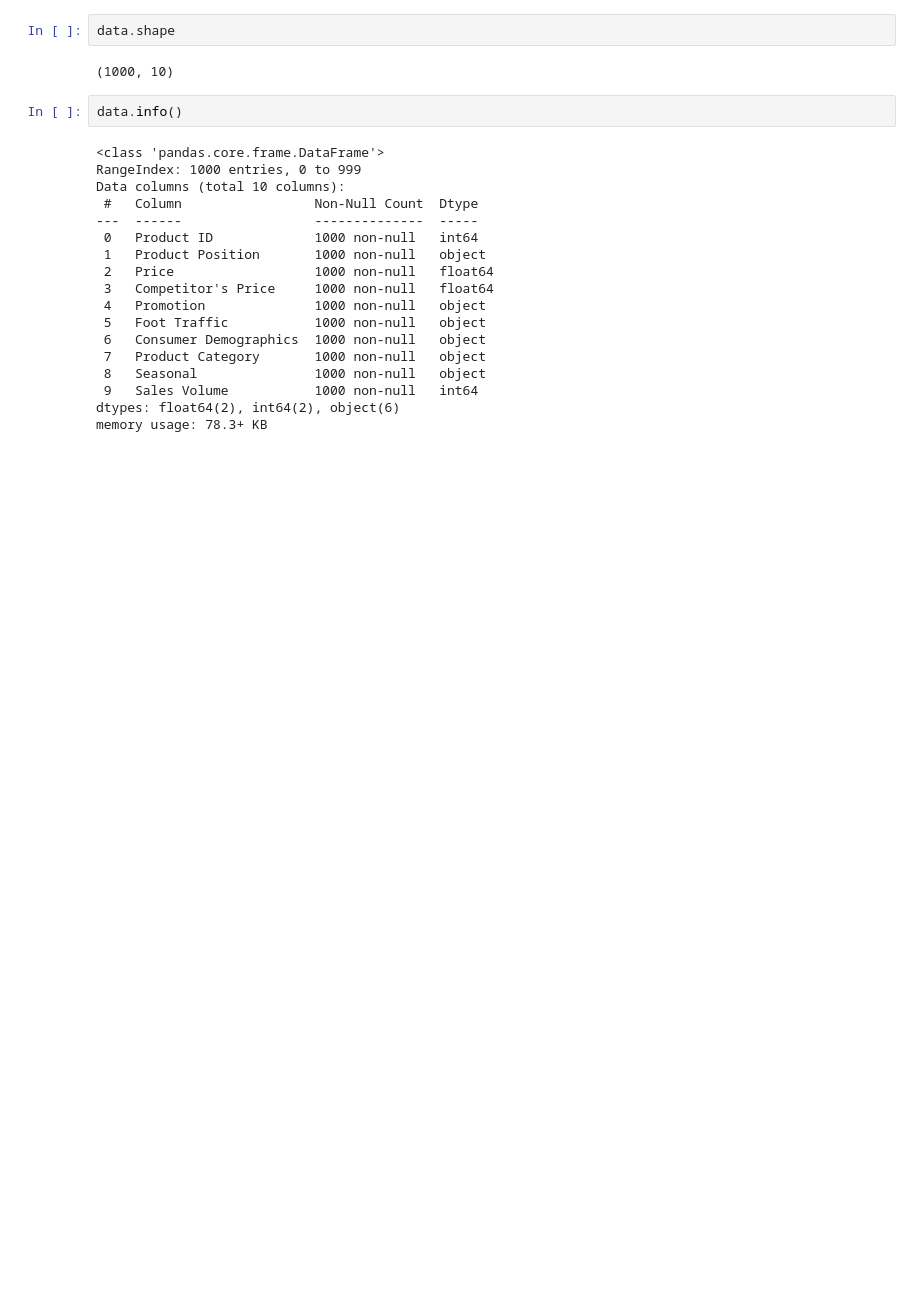
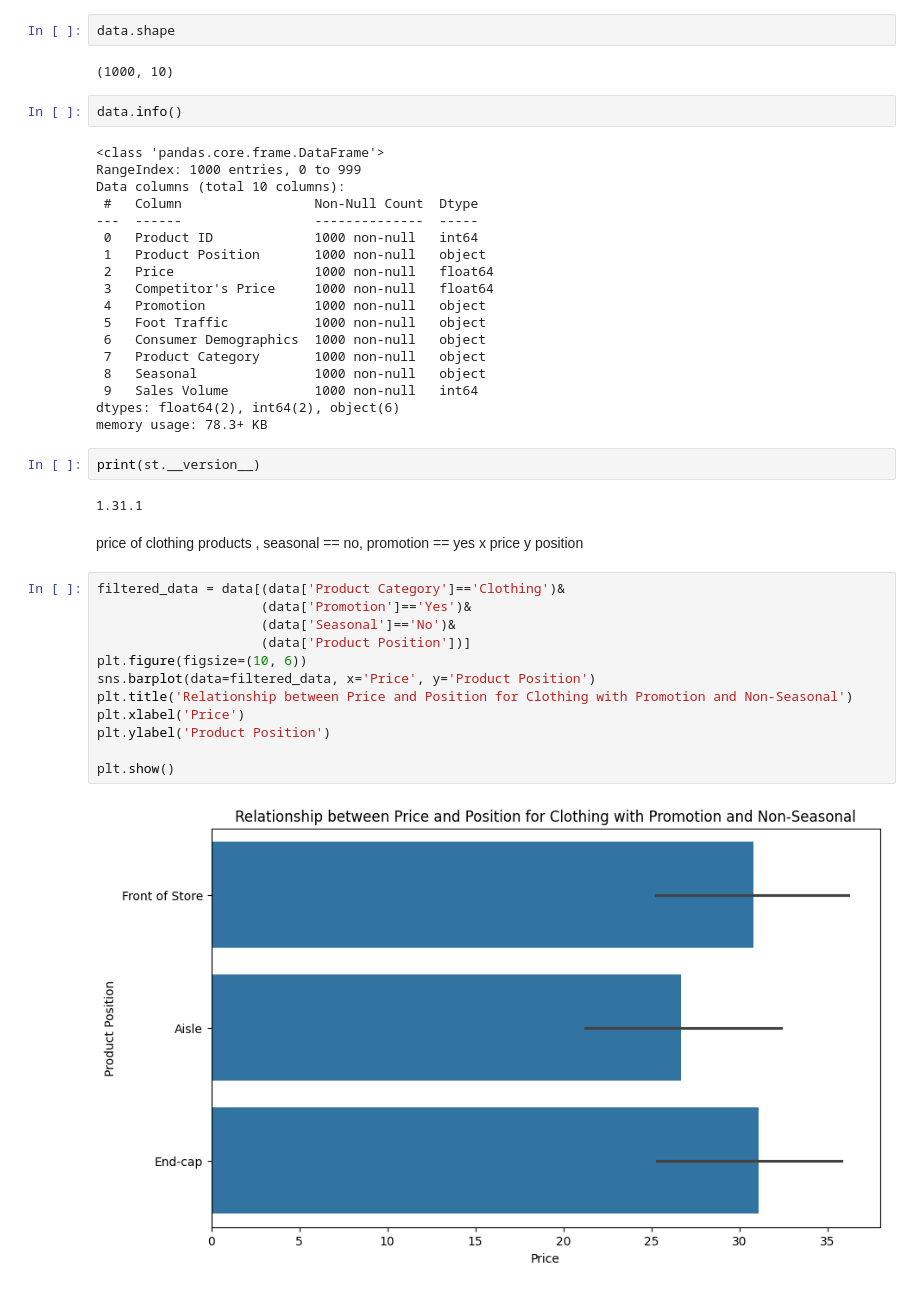
Before and after one commit to AntoanetaStoyanova/Amazon-Product-Reviews, a Jupyter notebook: sale.ipynb, the cells around one changed output. Saved outputs shown, nothing was run; the diff lists cells and outputs as text; blank space fills up the shorter version.

```diff
--- a/sale.ipynb
+++ b/sale.ipynb
@@ -34,3 +48,25 @@ Data columns (total 10 columns):
  9   Sales Volume           1000 non-null   int64
 dtypes: float64(2), int64(2), object(6)
 memory usage: 78.3+ KB
+# %%
+print(st.__version__)
+# %% [output]
+1.31.1
+# %% [markdown]
+ price of clothing products , seasonal == no, promotion == yes
+ x price
+ y position
+# %%
+filtered_data = data[(data['Product Category']=='Clothing')&
+                     (data['Promotion']=='Yes')&
+                     (data['Seasonal']=='No')&
+                     (data['Product Position'])]
+plt.figure(figsize=(10, 6))
+sns.barplot(data=filtered_data, x='Price', y='Product Position')
+plt.title('Relationship between Price and Position for Clothing with Promotion and Non-Seasonal')
+plt.xlabel('Price')
+plt.ylabel('Product Position')
+
+plt.show()
+# %% [output]
+[figure, added]
```
Also changed, not shown: parts of 2 cells of this notebook, 2 other files.
